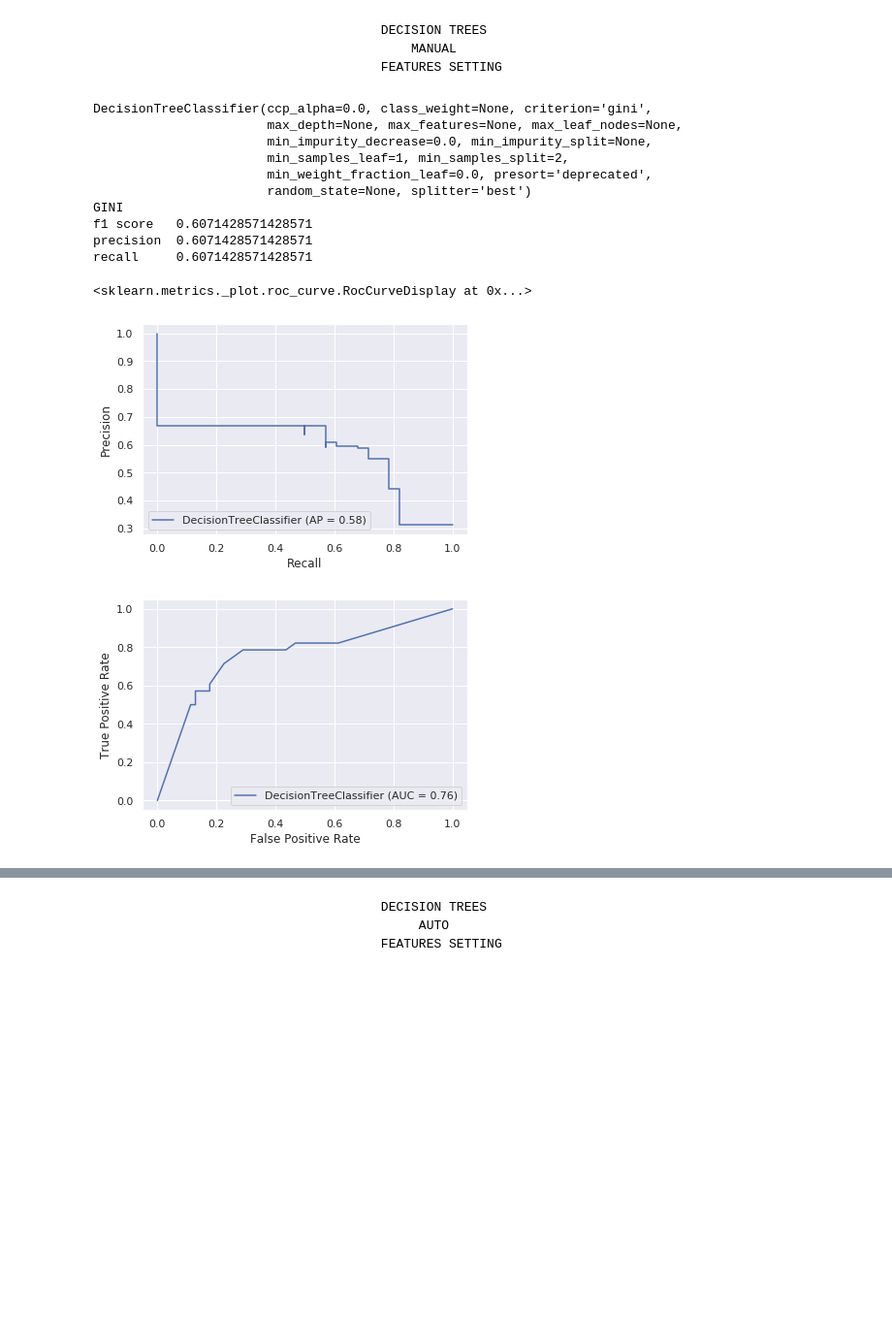
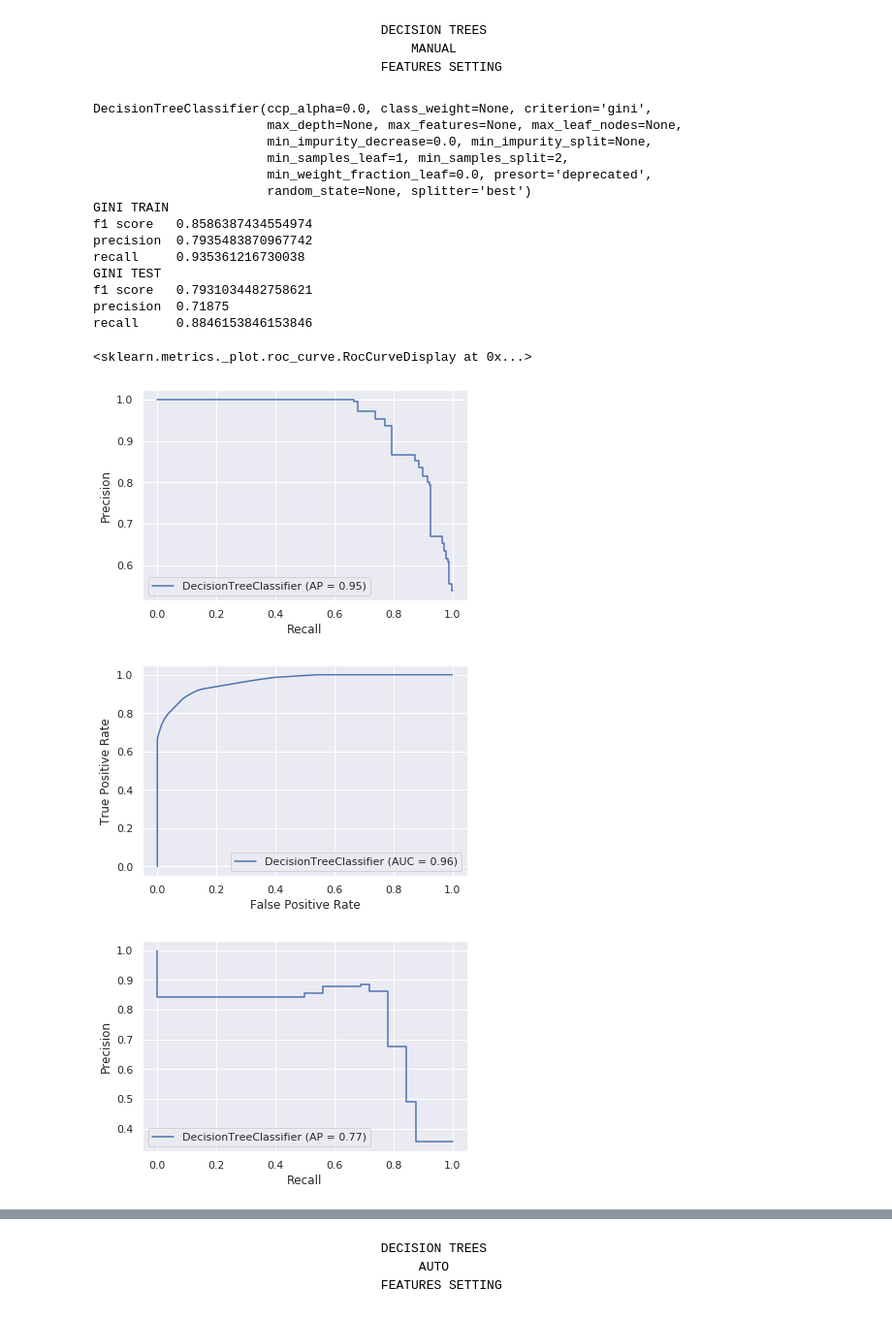
Before and after one commit to marcinczelej/Machine-learning, a Jupyter notebook: titanic_DecisionTree.ipynb, the cells around one changed output, grey strips where cells are left out. Shown: that part at 97% size. Drawn from its saved outputs; the diff is of its cells as text; code cells hidden in the pictures; blank space fills up the shorter version.

```diff
--- a/titanic_DecisionTree.ipynb
+++ b/titanic_DecisionTree.ipynb
@@ -312,27 +312,41 @@ dtype: int64
 # %%
 decisionTreeGigni = DecisionTreeClassifier(criterion='gini')
 print(decisionTreeGigni)
 
 decisionTreeGigni.fit(X_train, y_train)
+predictions = decisionTreeGigni.predict(X_train)
+
+print("GINI TRAIN")
+print("f1 score  ", f1_score(predictions, y_train))
+print("precision ", precision_score(predictions, y_train))
+print("recall    ", recall_score(predictions, y_train))
+plot_precision_recall_curve(decisionTreeGigni, X_train, y_train)
+plot_roc_curve(decisionTreeGigni, X_train, y_train)
+
 predictions = decisionTreeGigni.predict(X_test)
 
-print("GINI")
+print("GINI TEST")
 print("f1 score  ", f1_score(predictions, y_test))
 print("precision ", precision_score(predictions, y_test))
 print("recall    ", recall_score(predictions, y_test))
 plot_precision_recall_curve(decisionTreeGigni, X_test, y_test)
 plot_roc_curve(decisionTreeGigni, X_test, y_test)
 # %% [output]
 DecisionTreeClassifier(ccp_alpha=0.0, class_weight=None, criterion='gini',
                        max_depth=None, max_features=None, max_leaf_nodes=None,
                        min_impurity_decrease=0.0, min_impurity_split=None,
                        min_samples_leaf=1, min_samples_split=2,
                        min_weight_fraction_leaf=0.0, presort='deprecated',
                        random_state=None, splitter='best')
-GINI
-f1 score   0.6071428571428571
-precision  0.6071428571428571
-recall     0.6071428571428571
+GINI TRAIN
+f1 score   0.8586387434554974
+precision  0.7935483870967742
+recall     0.935361216730038
+GINI TEST
+f1 score   0.7931034482758621
+precision  0.71875
+recall     0.8846153846153846
 <sklearn.metrics._plot.roc_curve.RocCurveDisplay at 0x...>
-[figure, old version]
+[figure, new version]
-[figure, old version]
+[figure, new version]
+[figure, added]
```
Also changed, not shown: parts of 11 cells of this notebook.
